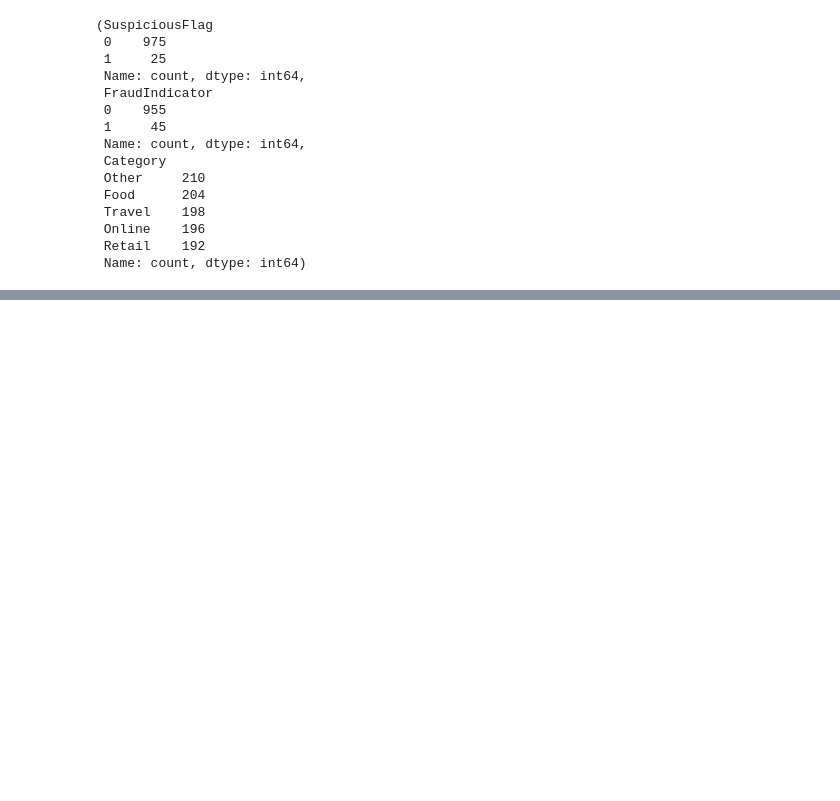
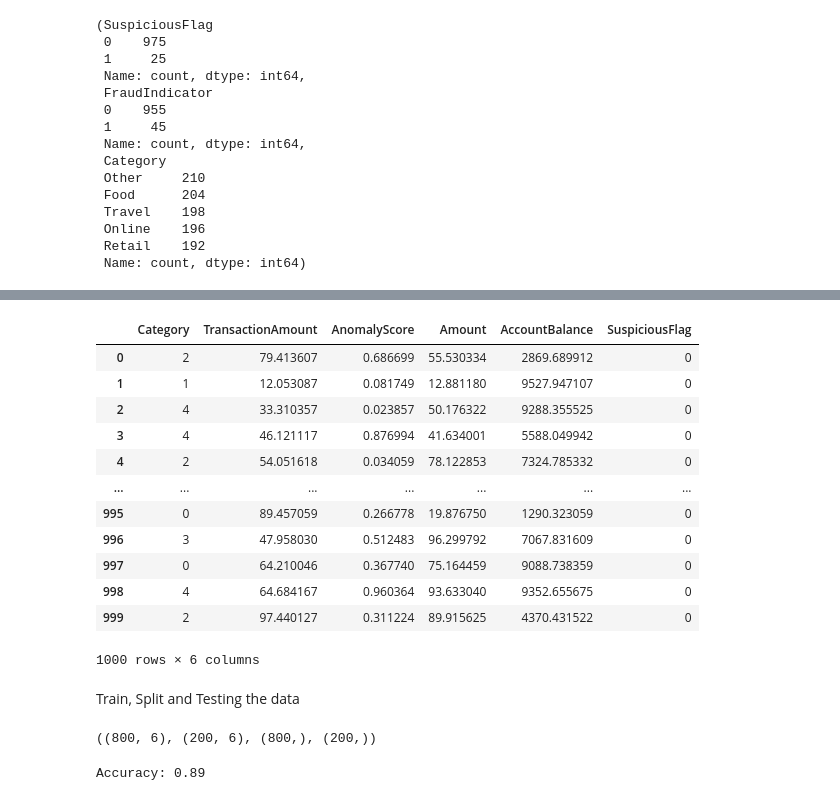
Before and after one commit to Benfiquista35/FraudDetection, a Jupyter notebook: Data/Fraud.ipynb, the cells around one changed output, grey strips where cells are left out. Drawn from its saved outputs; the diff is of its cells as text; code cells hidden in the pictures; blank space fills up the shorter version.

```diff
--- a/Data/Fraud.ipynb
+++ b/Data/Fraud.ipynb
@@ -299,0 +384,56 @@ data1['SuspiciousFlag'].value_counts(), data1['FraudIndicator'].value_counts(),
+# %%
+# We will use LabelEncoder to convert the categorical features into numerical features.
+# because most of the machine learning algorithms can only work with numerical data.
+from sklearn.preprocessing import LabelEncoder
+
+label_encoder = LabelEncoder()
+
+#Transform the categorical features into numerical features using LabelEncoder
+x['Category'] = label_encoder.fit_transform(x['Category'])
+x
+# %% [output]
+|  | Category | TransactionAmount | AnomalyScore | Amount | AccountBalance | SuspiciousFlag |
+| 0 | 2 | 79.413607 | 0.686699 | 55.530334 | 2869.689912 | 0 |
+| 1 | 1 | 12.053087 | 0.081749 | 12.881180 | 9527.947107 | 0 |
+| 2 | 4 | 33.310357 | 0.023857 | 50.176322 | 9288.355525 | 0 |
+| 3 | 4 | 46.121117 | 0.876994 | 41.634001 | 5588.049942 | 0 |
+| 4 | 2 | 54.051618 | 0.034059 | 78.122853 | 7324.785332 | 0 |
+| ... | ... | ... | ... | ... | ... | ... |
+| 995 | 0 | 89.457059 | 0.266778 | 19.876750 | 1290.323059 | 0 |
+| 996 | 3 | 47.958030 | 0.512483 | 96.299792 | 7067.831609 | 0 |
+| 997 | 0 | 64.210046 | 0.367740 | 75.164459 | 9088.738359 | 0 |
+| 998 | 4 | 64.684167 | 0.960364 | 93.633040 | 9352.655675 | 0 |
+| 999 | 2 | 97.440127 | 0.311224 | 89.915625 | 4370.431522 | 0 |
+1000 rows × 6 columns
+# %% [markdown]
+Train, Split and Testing the data
+# %%
+# We will import train_test_split from sklearn.model_selection to split the dataset into training and testing sets.
+# This is important to evaluate the performance of our machine learning model on unseen data.
+from sklearn.model_selection import train_test_split
+
+x_train, x_test, y_train, y_test = train_test_split(x, y, test_size=0.2)  # Split the dataset into training and testing sets. 20% of the data will be used for testing.
+
+
+x_train.shape, x_test.shape, y_train.shape, y_test.shape
+# %% [output]
+((800, 6), (200, 6), (800,), (200,))
+# %%
+# Now we need to choose the best model
+from sklearn.tree import DecisionTreeClassifier
+from sklearn.metrics import classification_report, confusion_matrix, accuracy_score, precision_score, recall_score, f1_score
+# each of these metrics will help us evaluate the performance of our model.
+
+# create a DecisionTreeClassifier model
+model = DecisionTreeClassifier()
+
+# Train the model on the training data
+model.fit(x_train, y_train)
+
+y_pred = model.predict(x_test)  # Make predictions on the test data
+
+# Calculate Accuracy
+accuracy = accuracy_score(y_test, y_pred)
+print("Accuracy:", accuracy)
+# %% [output]
+Accuracy: 0.89
```
Also changed, not shown: parts of 9 cells of this notebook.
